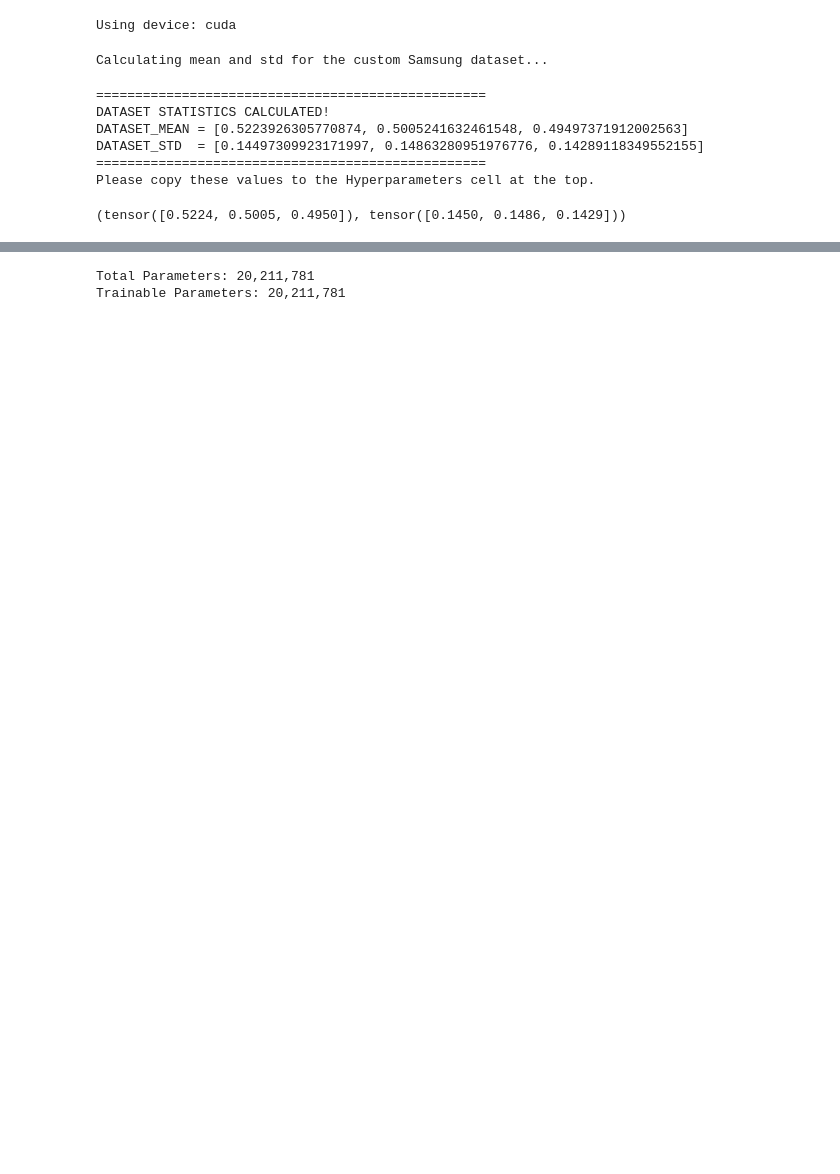
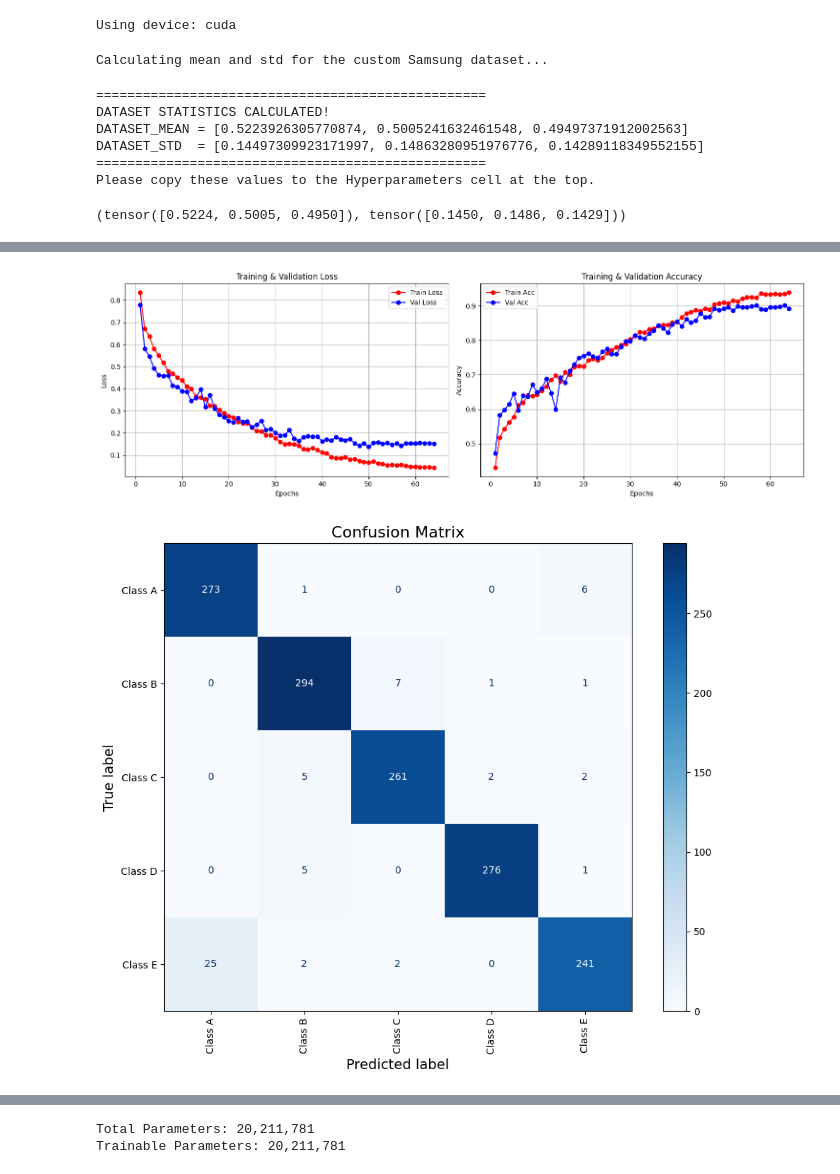
Before and after one commit to Snafuzila/Samsung-Artifact-Detection, a Jupyter notebook: inon/CNN_MODEL.ipynb, the cells around one changed output, grey strips where cells are left out. Saved outputs shown, nothing was run; the diff lists cells and outputs as text; code cells hidden in the pictures; blank space fills up the shorter version.

```diff
--- a/inon/CNN_MODEL.ipynb
+++ b/inon/CNN_MODEL.ipynb
@@ -443,3 +502,57 @@ plot_metrics(history)
+# %%
+import numpy as np
+import matplotlib.pyplot as plt
+from sklearn.metrics import confusion_matrix, ConfusionMatrixDisplay
+
+def plot_metrics_full(history, all_labels=None, all_preds=None):
+    epochs = range(1, len(history['train_loss']) + 1)
+    plt.figure(figsize=(15, 5))
+
+    #  Loss
+    plt.subplot(1, 2, 1)
+    plt.plot(epochs, history['train_loss'], 'ro-', label='Train Loss')
+    plt.plot(epochs, history['val_loss'], 'bo-', label='Val Loss')
+    plt.title('Training & Validation Loss')
+    plt.xlabel('Epochs')
+    plt.ylabel('Loss')
+    plt.legend()
+    plt.grid(True)
+
+    #  Accuracy
+    plt.subplot(1, 2, 2)
+    plt.plot(epochs, history['train_acc'], 'ro-', label='Train Acc')
+    plt.plot(epochs, history['val_acc'], 'bo-', label='Val Acc')
+    plt.title('Training & Validation Accuracy')
+    plt.xlabel('Epochs')
+    plt.ylabel('Accuracy')
+    plt.legend()
+    plt.grid(True)
+
+    plt.tight_layout()
+    plt.show()
+
+    if all_labels and all_preds:
+        cm = confusion_matrix(all_labels, all_preds)
+
+        classes = ['Class A', 'Class B', 'Class C', 'Class D', 'Class E']
+
+        disp = ConfusionMatrixDisplay(confusion_matrix=cm, display_labels=classes)
+
+        fig, ax = plt.subplots(figsize=(10, 8))
+
+
+        disp.plot(ax=ax, cmap='Blues', xticks_rotation='vertical')
+
+        plt.title('Confusion Matrix', fontsize=16)
+        ax.set_xlabel('Predicted label', fontsize=14)
+        ax.set_ylabel('True label', fontsize=14)
+
+        plt.tight_layout()
+        plt.show()
+plot_metrics_full(history, all_labels=true_labels, all_preds=model_predictions)
+# %% [output]
+[figure, added]
+[figure, added]
 # %%
 def visualize_results(model, data_dir, classes, num_images=6):
     model.eval()
```
Also changed, not shown: parts of 8 cells of this notebook, 1 other file.
